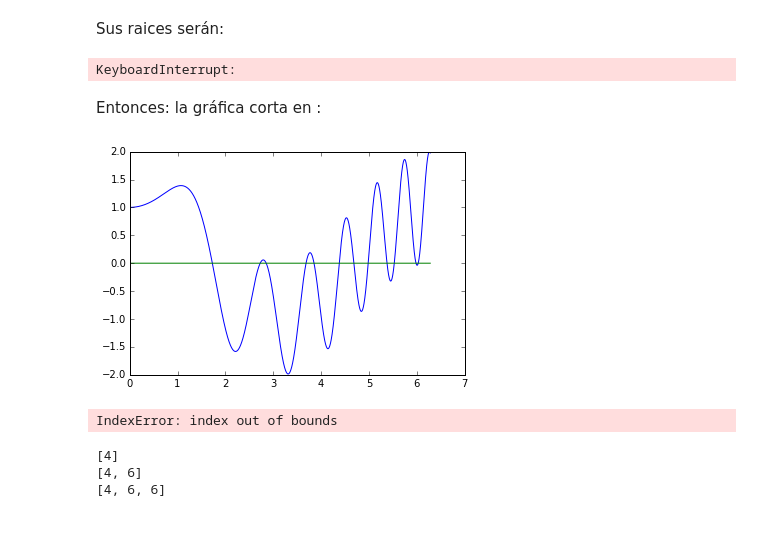
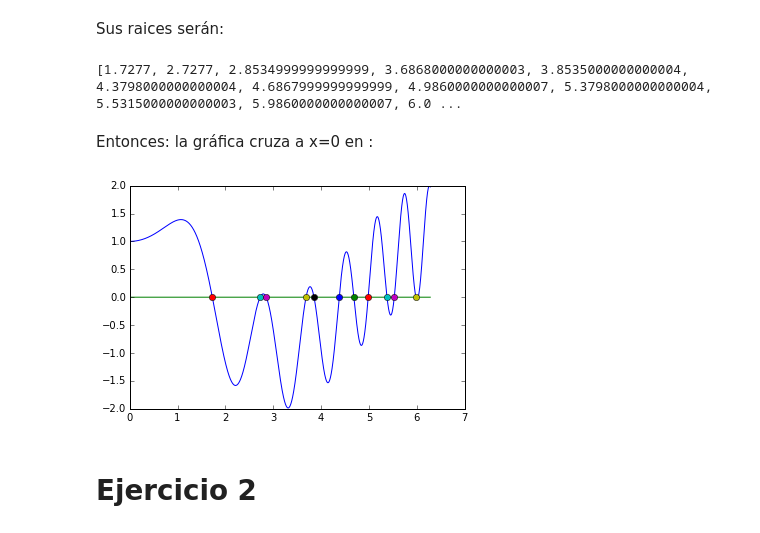
Before and after one commit to Erandii/Tareas, a Jupyter notebook: Tareas/TAREA.2.ipynb, the cells around one changed output. Drawn from its saved outputs; the diff is of its cells as text; code cells hidden in the pictures.

```diff
--- a/Tareas/TAREA.2.ipynb
+++ b/Tareas/TAREA.2.ipynb
@@ -13,8 +23,23 @@ from pylab import*
+# %%
+def biparticion(f,x_i,x_d,err=1e-5):
+    raiz=0.5*(x_i+x_d)
+    y_i,y_d=f(x_i),f(x_d)
+    while abs(raiz-x_d) >=err and abs(y_i-y_d)>=err:
+        y_m=f(raiz)
+        if y_m == 0.:
+            break
+        if y_m*y_i < 0:
+            x_d=raiz
+        else:
+            return x_d
+    return raiz
 # %%
 def bi(f,x,h,err=1e-5):
-    y=arange(x[0],x[1]+h,h)
-    for i in range(len(y-1)):
+    y=particion(f,x[0],x[1],h)
+    raices=[]
+    for i in range(len(y)-1):
         r = biparticion(f,y[i],y[i+1],err=1e-5)
+        raices.append(r)
         if r > x[1]:
             break
-        print(r)
+    return raices
@@ -43,9 +45,0 @@ def g(x):
-# %%
-x=arange(-15,27+1,1)
-y=[x[0]]
-for i in xrange(len(x+1)):
-    if g(x[i])*g(x[i+1]) <= 0:
-        y=y+[x[i+1]]
-    elif g(x[i])*g(x[i+1]) > 0:
-        y=y
-    print y
@@ -91,39 +51,18 @@ def f1(x):
 # %% [markdown]
 Sus raices serán:
 # %%
-bi2(f1,[0,2*pi],1)
+raices_f1 = bi(f1,[0,2*pi],0.0001)
+print(raices_f1)
 # %% [output]
-KeyboardInterrupt:
+[1.7277, 2.7277, 2.8534999999999999, 3.6868000000000003, 3.8535000000000004, 4.3798000000000004, 4.6867999999999999, 4.9860000000000007, 5.3798000000000004, 5.5315000000000003, 5.9860000000000007, 6.0 ...
 # %% [markdown]
-Entonces: la gráfica corta en :
+Entonces: la gráfica cruza a x=0 en :
 # %%
 x=arange(0,2*pi+0.001,0.001)
 plot(x,cos(x)+(6/5)*sin(x*x))
 plot(x,0*x)
-plot(0,)
+for j in xrange(len(raices_f1)-1):
+    plot(raices_f1[j],0,'o')
 show()
 # %% [output]
-[figure, old version]
+[figure, new version]
-# %%
-x=[0,4]
-h=0.1
-res=[]
-y=arange(x[0],x[1]+h,h)
-for i in range(len(y-1)):
-    r = biparticion(f1,y[i],y[i+1],err=1e-5)
-    res =+ r
-print res
-# %% [output]
-IndexError: index out of bounds
-# %%
-x=[]
-y=x+[4]
-print y
-y=y+[6]
-print y
-y=y+[6]
-print y
-# %% [output]
-[4]
-[4, 6]
-[4, 6, 6]
@@ -135,0 +69,2 @@ def newton2(fun,d_fun,x_i,err=1e-300):
+# %% [markdown]
+# Ejercicio 2
```
Also changed, not shown: parts of 21 cells of this notebook, 3 other files.
